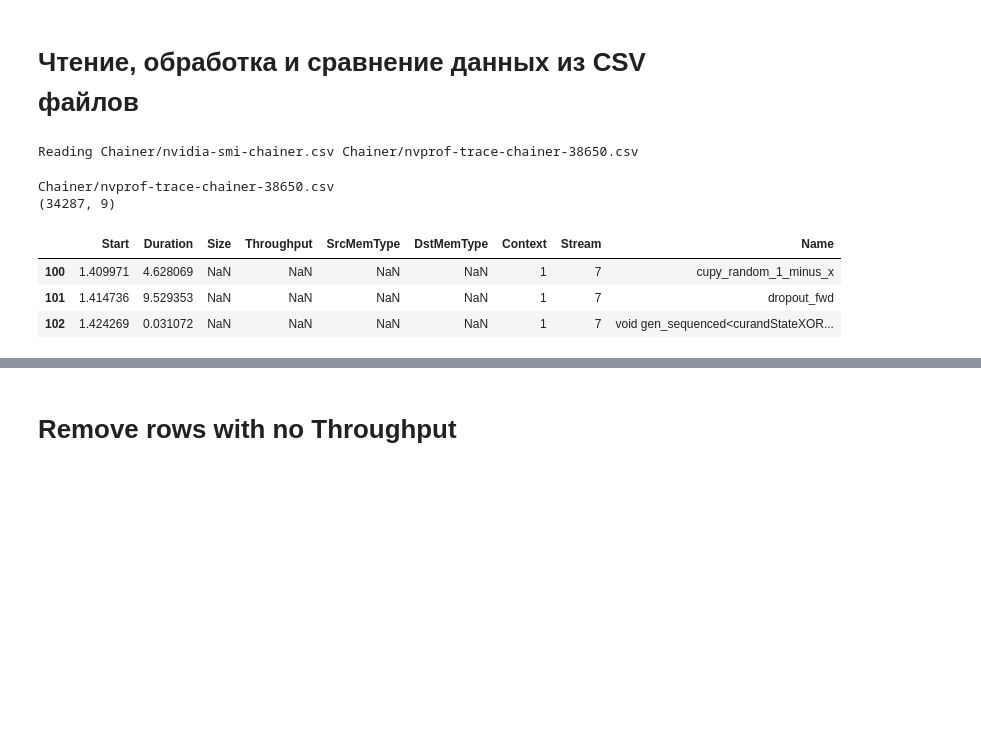
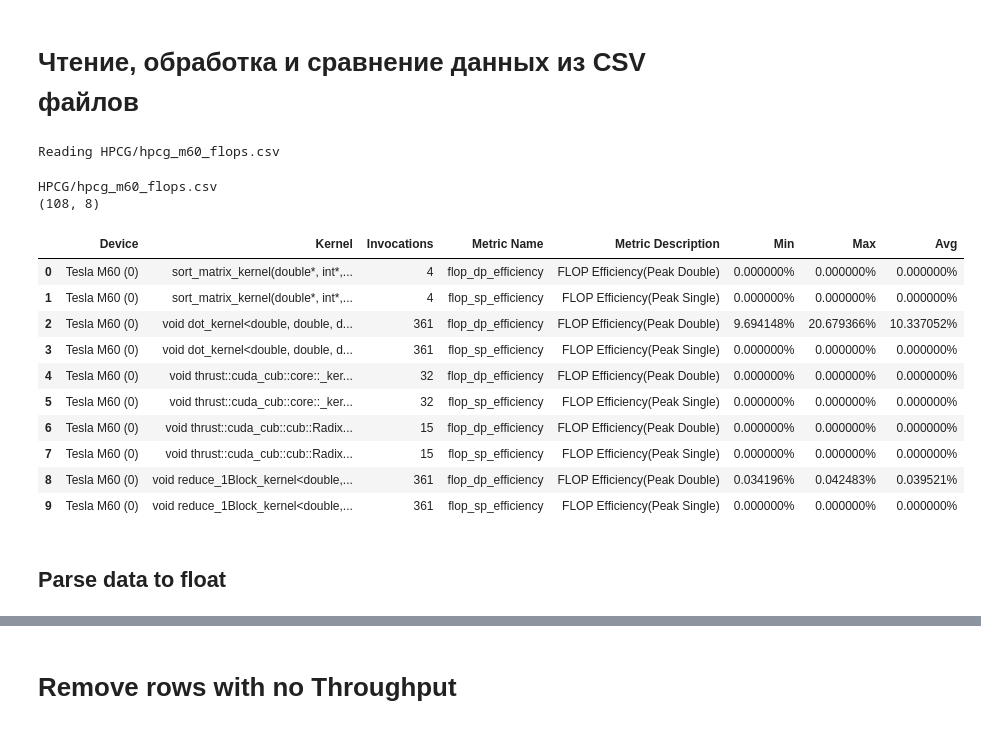
Before and after one commit to pyotr777/mlbenchmarks, a Jupyter notebook: Pandas read plot compare v2.ipynb, the cells around one changed output, grey strips where cells are left out. Cells and saved outputs as stored; diff of their text form; code cells hidden in the pictures; blank space fills up the shorter version.

Commit message:
In Pandas read plot compare v2 analyzed FLOPS efficiency of HPCG: 20% max for DP FLOPs.

```diff
--- a/Pandas read plot compare v2.ipynb
+++ b/Pandas read plot compare v2.ipynb
@@ -27,37 +27,45 @@ name_field_index = 18
 title_pattern = re.compile("^(Start|s).*")
 cuda_pattern = re.compile("\[CUDA .*\]")
 
-trace_dir1 = "Tensorflow-HP"
-trace_dir2 = "HPCG"
-trace_dir3 = "Chainer"
-filename_smi = "nvidia-smi-chainer.csv"
-filename_nvprof = "nvprof-trace-chainer-38650.csv"
+filename_smi_chainer = "Chainer/nvidia-smi-cifar_M60_combined.csv"
+filename_nvprof_chainer = "Chainer/nvprof-trace-cifar_M60_combined-5766.csv"
+
+filename_nvprof_flops_hpcg = "HPCG/hpcg_m60_flops.csv"
+filename_smi_hpcg = "HPCG/nvidia-smi-hpcg.csv"
+filename_nvprof_hpcg = "HPCG/nvprof-trace-hpcg.csv"
+
 
 maxrows = None
-
-file1 = os.path.join(trace_dir3,filename_smi)
-file2 = os.path.join(trace_dir3,filename_nvprof)
 # %%
-print "Reading",file1,file2
+file1 = filename_nvprof_flops_hpcg
+print "Reading",file1
 
-columns = [time_field_index, duration_field_index,size_field_index, throughput_field_index,
-           src_field_index, dst_field_index,
-           context_index, stream_index,
-           name_field_index]
+# columns = [time_field_index, duration_field_index,size_field_index, throughput_field_index,
+#            src_field_index, dst_field_index,
+#            context_index, stream_index,
+#            name_field_index]
 # %% [output]
-Reading Chainer/nvidia-smi-chainer.csv Chainer/nvprof-trace-chainer-38650.csv
+Reading HPCG/hpcg_m60_flops.csv
 # %%
-print file2
-df = pd.read_csv(file2, header = 0, usecols = columns,
-                 skiprows=[0,1,2,4], nrows = maxrows)
+print file1
+df = pd.read_csv(file1, header = 0, skiprows=[0,1,2,3,4], nrows = maxrows)
 print df.shape
 # %% [output]
-Chainer/nvprof-trace-chainer-38650.csv
-(34287, 9)
+HPCG/hpcg_m60_flops.csv
+(108, 8)
 # %%
-df.iloc[100:103]
+df.iloc[:10]
 # %% [output]
-|  | Start | Duration | Size | Throughput | SrcMemType | DstMemType | Context | Stream | Name |
-| 100 | 1.409971 | 4.628069 | NaN | NaN | NaN | NaN | 1 | 7 | cupy_random_1_minus_x |
-| 101 | 1.414736 | 9.529353 | NaN | NaN | NaN | NaN | 1 | 7 | dropout_fwd |
-| 102 | 1.424269 | 0.031072 | NaN | NaN | NaN | NaN | 1 | 7 | void gen_sequenced<curandStateXOR... |
+|  | Device | Kernel | Invocations | Metric Name | Metric Description | Min | Max | Avg |
+| 0 | Tesla M60 (0) | sort_matrix_kernel(double*, int*,... | 4 | flop_dp_efficiency | FLOP Efficiency(Peak Double) | 0.000000% | 0.000000% | 0.000000% |
+| 1 | Tesla M60 (0) | sort_matrix_kernel(double*, int*,... | 4 | flop_sp_efficiency | FLOP Efficiency(Peak Single) | 0.000000% | 0.000000% | 0.000000% |
+| 2 | Tesla M60 (0) | void dot_kernel<double, double, d... | 361 | flop_dp_efficiency | FLOP Efficiency(Peak Double) | 9.694148% | 20.679366% | 10.337052% |
+| 3 | Tesla M60 (0) | void dot_kernel<double, double, d... | 361 | flop_sp_efficiency | FLOP Efficiency(Peak Single) | 0.000000% | 0.000000% | 0.000000% |
+| 4 | Tesla M60 (0) | void thrust::cuda_cub::core::_ker... | 32 | flop_dp_efficiency | FLOP Efficiency(Peak Double) | 0.000000% | 0.000000% | 0.000000% |
+| 5 | Tesla M60 (0) | void thrust::cuda_cub::core::_ker... | 32 | flop_sp_efficiency | FLOP Efficiency(Peak Single) | 0.000000% | 0.000000% | 0.000000% |
+| 6 | Tesla M60 (0) | void thrust::cuda_cub::cub::Radix... | 15 | flop_dp_efficiency | FLOP Efficiency(Peak Double) | 0.000000% | 0.000000% | 0.000000% |
+| 7 | Tesla M60 (0) | void thrust::cuda_cub::cub::Radix... | 15 | flop_sp_efficiency | FLOP Efficiency(Peak Single) | 0.000000% | 0.000000% | 0.000000% |
+| 8 | Tesla M60 (0) | void reduce_1Block_kernel<double,... | 361 | flop_dp_efficiency | FLOP Efficiency(Peak Double) | 0.034196% | 0.042483% | 0.039521% |
+| 9 | Tesla M60 (0) | void reduce_1Block_kernel<double,... | 361 | flop_sp_efficiency | FLOP Efficiency(Peak Single) | 0.000000% | 0.000000% | 0.000000% |
+# %% [markdown]
+## Parse data to float
```
Also changed, not shown: parts of 30 cells of this notebook, 6 other files.
